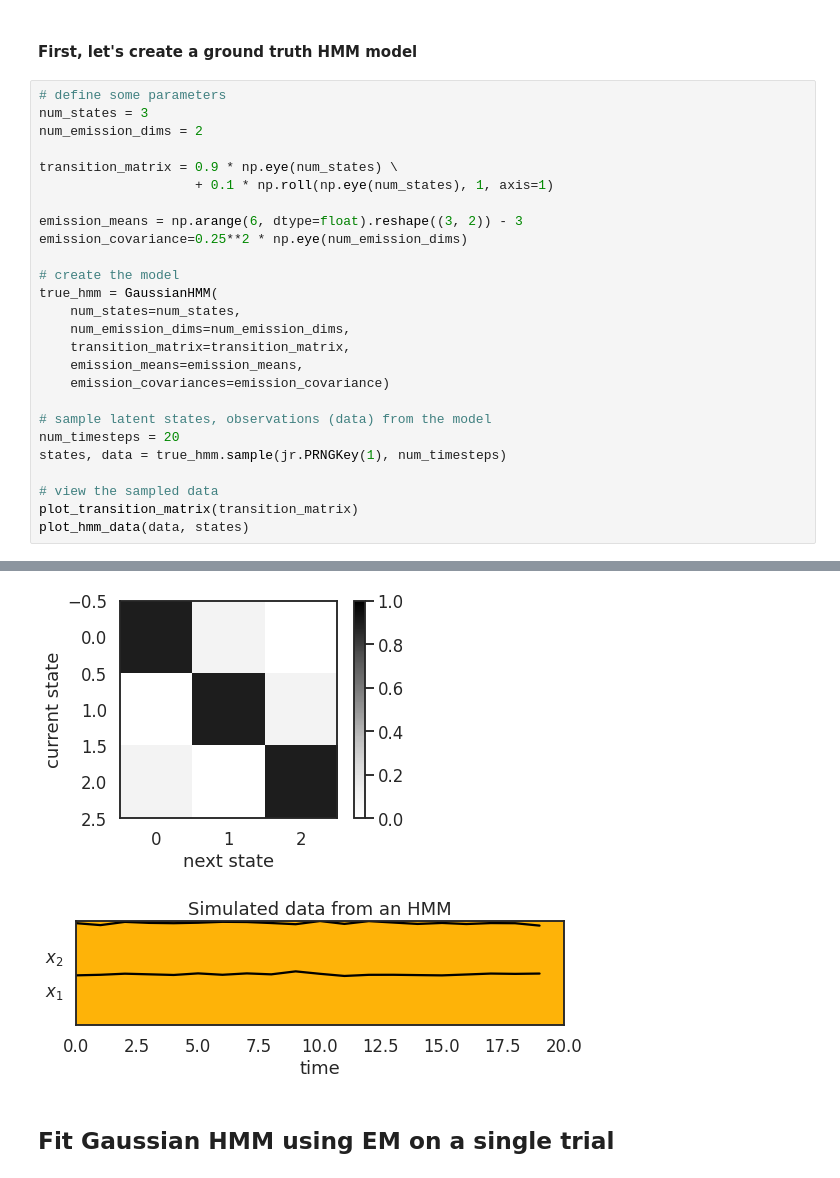
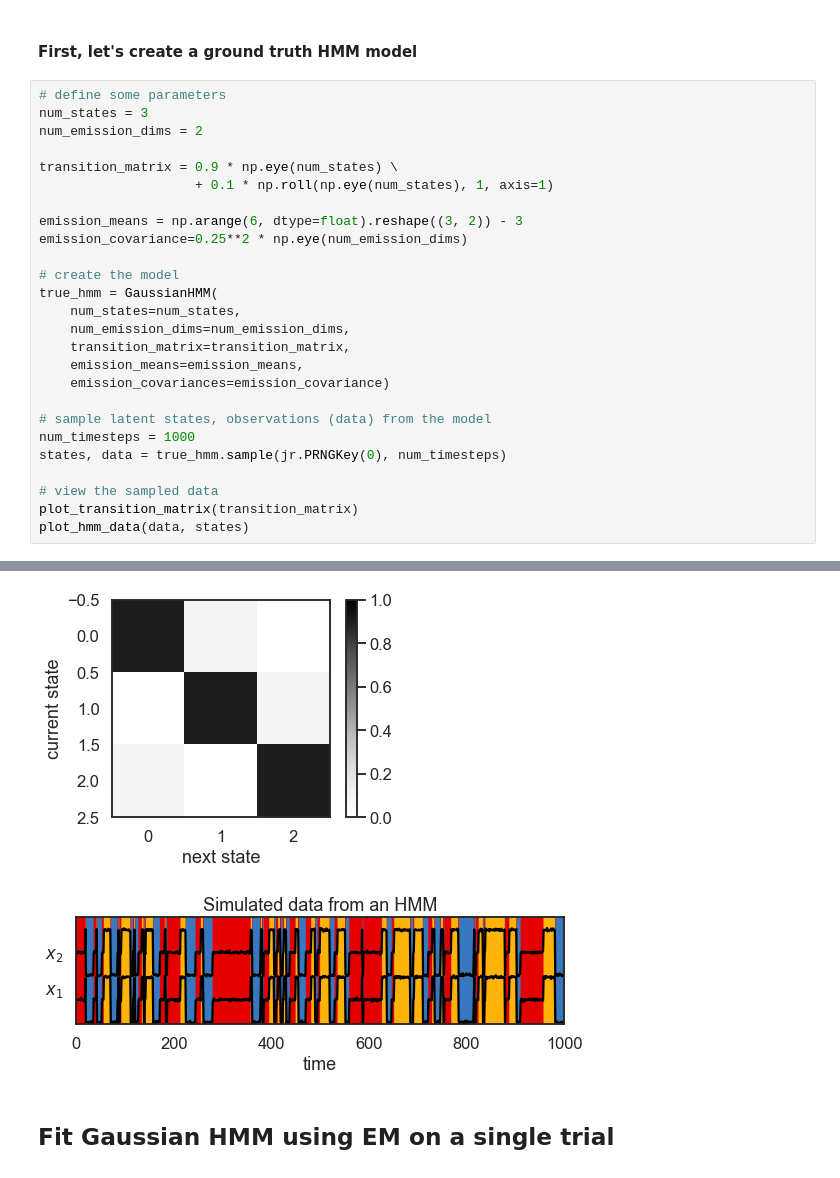
Before and after one commit to lindermanlab/ssm-jax, a Jupyter notebook: notebooks/gaussian-hmm-example.ipynb, the cells around one changed output, grey strips where cells are left out. Cells and saved outputs as stored; diff of their text form.

```diff
--- a/notebooks/gaussian-hmm-example.ipynb
+++ b/notebooks/gaussian-hmm-example.ipynb
@@ -108,8 +119,8 @@ true_hmm = GaussianHMM(
     emission_covariances=emission_covariance)
 
 # sample latent states, observations (data) from the model
-num_timesteps = 20
-states, data = true_hmm.sample(jr.PRNGKey(1), num_timesteps)
+num_timesteps = 1000
+states, data = true_hmm.sample(jr.PRNGKey(0), num_timesteps)
 
 # view the sampled data
 plot_transition_matrix(transition_matrix)
@@ -119,5 +129,5 @@ WARNING:absl:No GPU/TPU found, falling back to CPU. (Set TF_CPP_MIN_LOG_LEVEL=0
-[figure, old version]
+[figure, new version]
-[figure, old version]
+[figure, new version]
 # %% [markdown]
 ## Fit Gaussian HMM using EM on a single trial
 # %%
```
Also changed, not shown: parts of 10 cells of this notebook, 6 other files.
